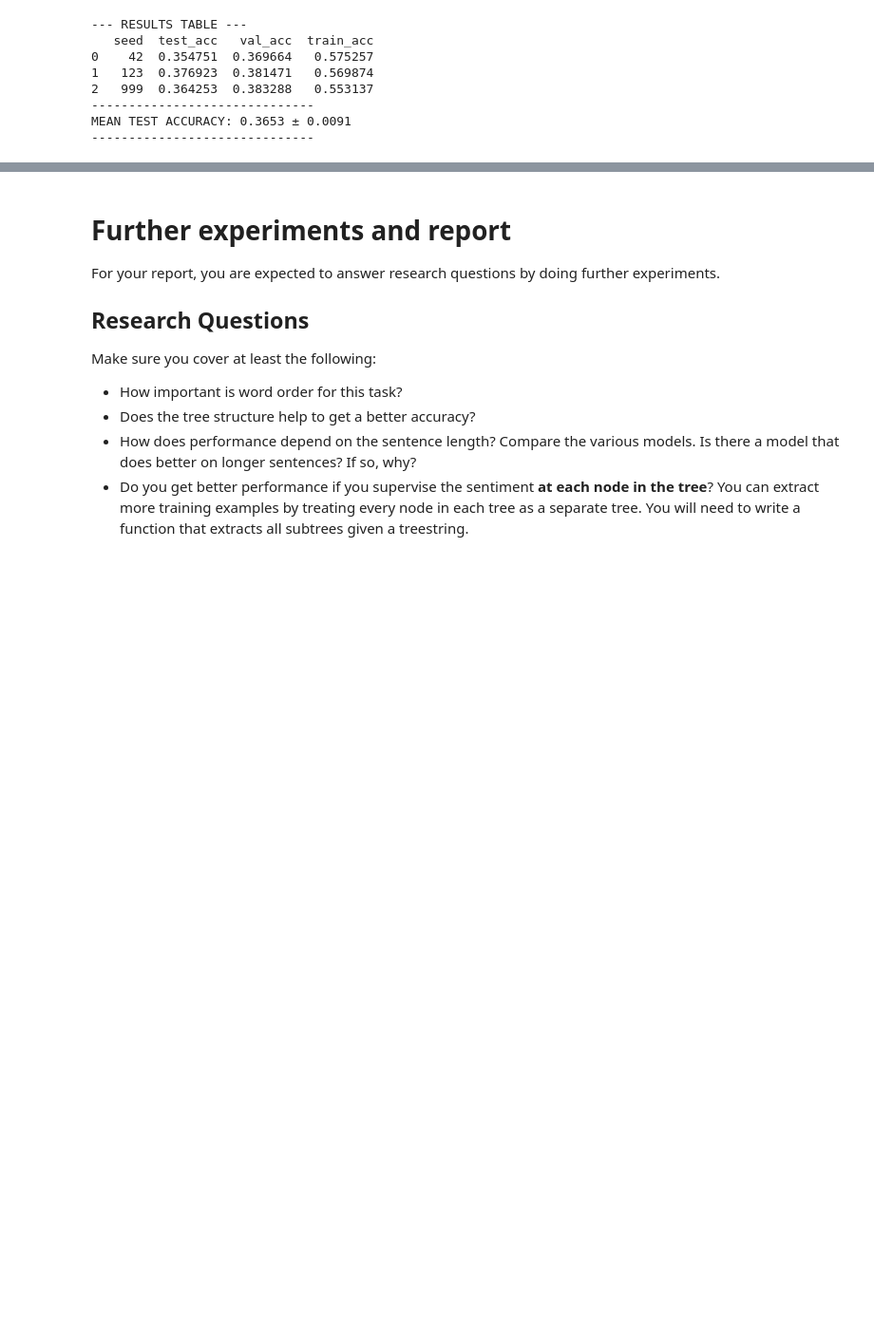
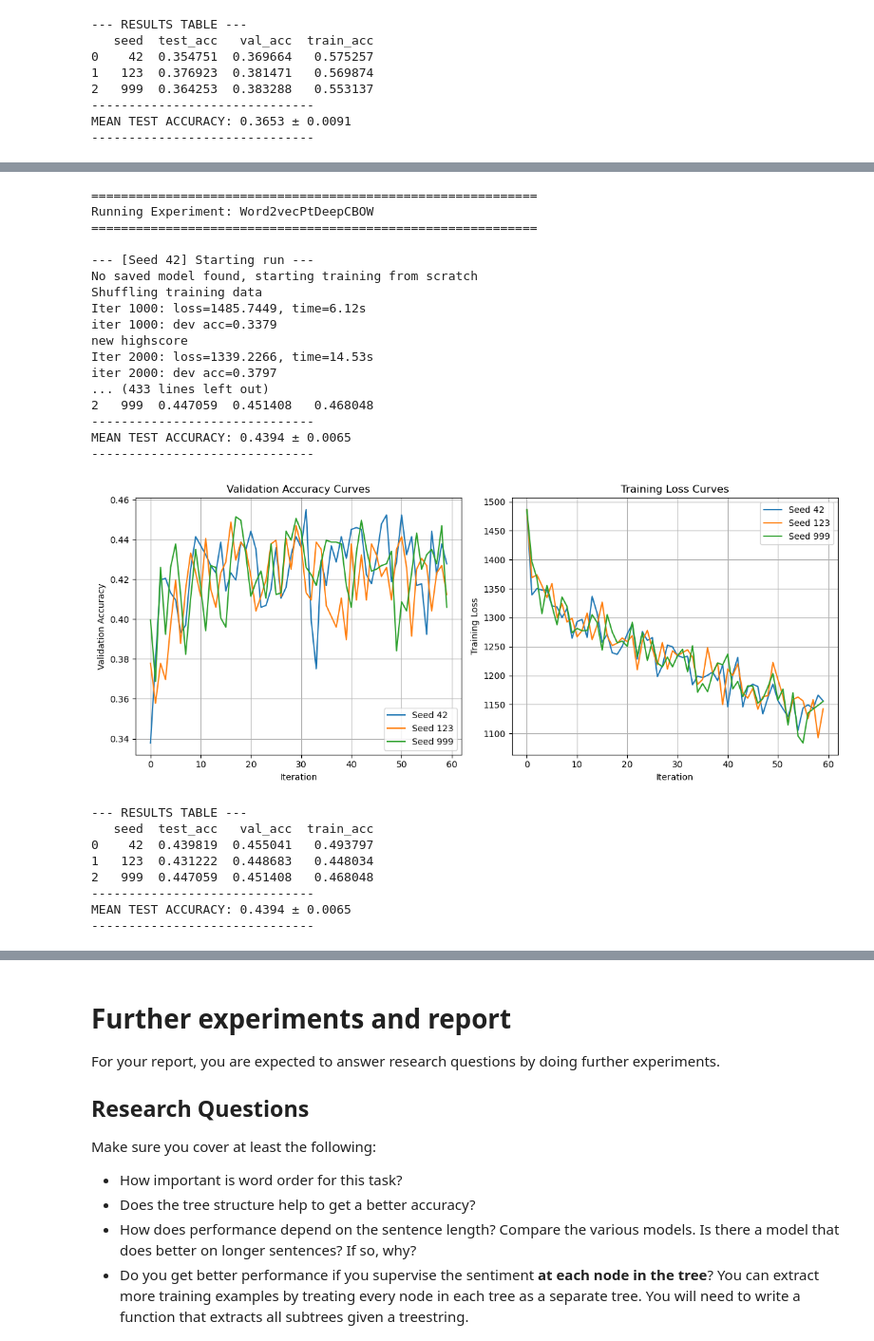
Before and after one commit to NiccoloCase/uva-nlp-1-assignments, a Jupyter notebook: assignment2/NLP1_2025_Practical_2.ipynb, the cells around one changed output, grey strips where cells are left out. Shown at 95% size. Cells and saved outputs as stored; diff of their text form; code cells hidden in the pictures; blank space fills up the shorter version.

```diff
--- a/assignment2/NLP1_2025_Practical_2.ipynb
+++ b/assignment2/NLP1_2025_Practical_2.ipynb
@@ -2795,0 +2881,45 @@ MEAN TEST ACCURACY: 0.3653 ± 0.0091
+# %%
+def train_pt_word2vec_deep_cbow_experiment(model_name):
+    pt_deep_cbow_model = PTDeepCBOW(len(word2vec.w2i), 300, 100, len(t2i), vocab=word2vec)
+    pt_deep_cbow_model.embed.weight.data.copy_(torch.from_numpy(word2vec_vectors))
+    pt_deep_cbow_model.embed.weight.requires_grad = False
+    pt_deep_cbow_model = pt_deep_cbow_model.to(device)
+
+    optimizer = optim.Adam(pt_deep_cbow_model.parameters(), lr=0.0005)
+    return load_or_train_model(
+        pt_deep_cbow_model, optimizer, num_iterations=60000,
+        print_every=1000, eval_every=1000, model_name=model_name)
+
+
+
+word2vec_pt_deep_cbow_experiment = Experiment("Word2vecPtDeepCBOW")
+word2vec_pt_deep_cbow_experiment.run_experiment(train_pt_word2vec_deep_cbow_experiment)
+word2vec_pt_deep_cbow_experiment.plot_results()
+word2vec_pt_deep_cbow_experiment.print_results()
+# %% [output]
+============================================================
+Running Experiment: Word2vecPtDeepCBOW
+============================================================
+
+--- [Seed 42] Starting run ---
+No saved model found, starting training from scratch
+Shuffling training data
+Iter 1000: loss=1485.7449, time=6.12s
+iter 1000: dev acc=0.3379
+new highscore
+Iter 2000: loss=1339.2266, time=14.53s
+iter 2000: dev acc=0.3797
+... (433 lines left out)
+2   999  0.447059  0.451408   0.468048
+------------------------------
+MEAN TEST ACCURACY: 0.4394 ± 0.0065
+------------------------------
+[figure, added]
+--- RESULTS TABLE ---
+   seed  test_acc   val_acc  train_acc
+0    42  0.439819  0.455041   0.493797
+1   123  0.431222  0.448683   0.448034
+2   999  0.447059  0.451408   0.468048
+------------------------------
+MEAN TEST ACCURACY: 0.4394 ± 0.0065
+------------------------------
```
Also changed, not shown: parts of 10 cells of this notebook, 2 other files.
